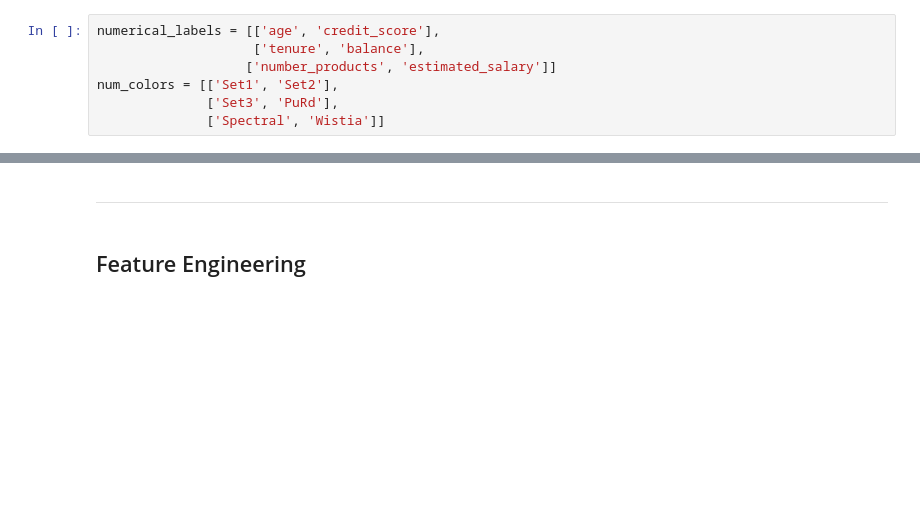
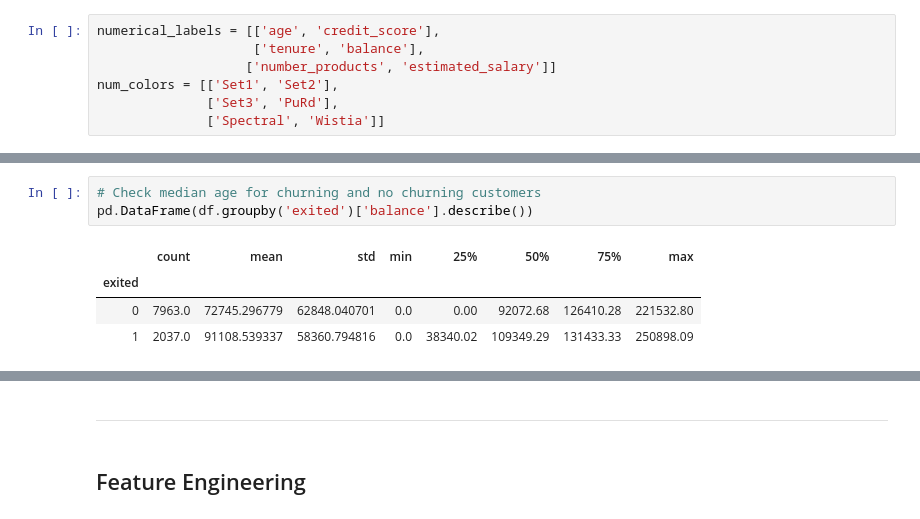
Before and after one commit to ugis22/churn_model, a Jupyter notebook: churn_analysis.ipynb, the cells around one changed output, grey strips where cells are left out. Saved outputs shown, nothing was run; the diff lists cells and outputs as text; blank space fills up the shorter version.

```diff
--- a/churn_analysis.ipynb
+++ b/churn_analysis.ipynb
@@ -239,0 +318,8 @@ sns.despine()
+# %%
+# Check median age for churning and no churning customers
+pd.DataFrame(df.groupby('exited')['balance'].describe())
+# %% [output]
+|  | count | mean | std | min | 25% | 50% | 75% | max |
+| exited |  |  |  |  |  |  |  |  |
+| 0 | 7963.0 | 72745.296779 | 62848.040701 | 0.0 | 0.00 | 92072.68 | 126410.28 | 221532.80 |
+| 1 | 2037.0 | 91108.539337 | 58360.794816 | 0.0 | 38340.02 | 109349.29 | 131433.33 | 250898.09 |
```
Also changed, not shown: parts of 25 cells of this notebook.
